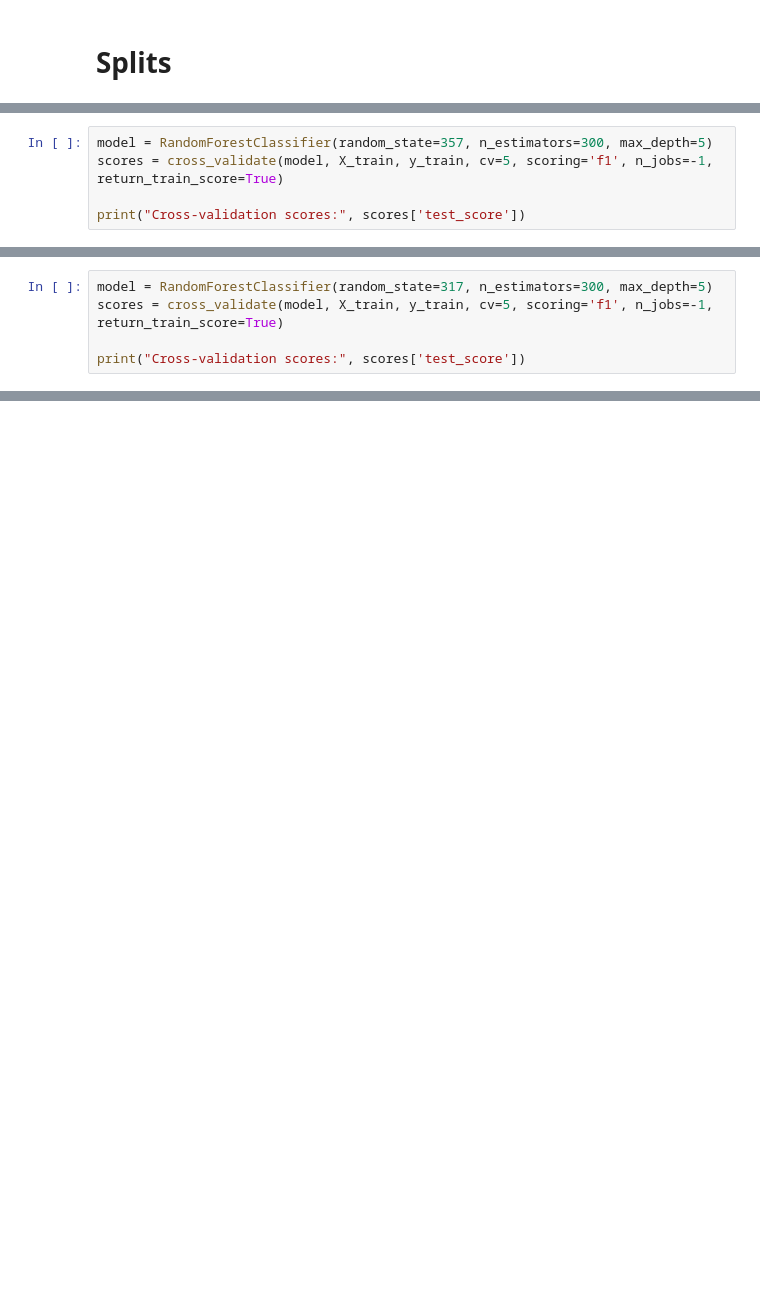
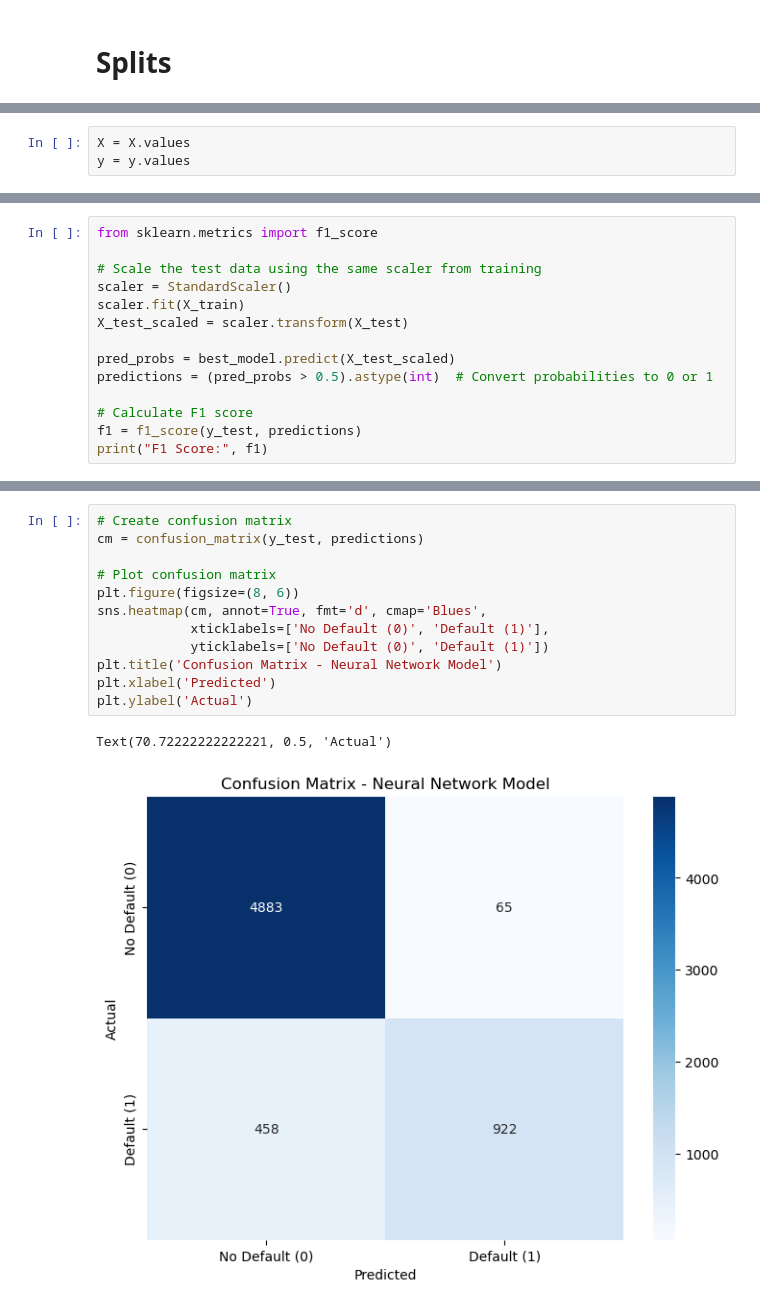
Before and after one commit to Notplays/Credit-Risk, a Jupyter notebook: notebook.ipynb, the cells around one changed output, grey strips where cells are left out. Drawn from its saved outputs; the diff is of its cells as text; blank space fills up the shorter version.

```diff
--- a/notebook.ipynb
+++ b/notebook.ipynb
@@ -402,5 +372,0 @@ X_train, X_test, y_train, y_test = train_test_split(X, data1['loan_status'], tes
-# %%
-model = RandomForestClassifier(random_state=357, n_estimators=300, max_depth=5)
-scores = cross_validate(model, X_train, y_train, cv=5, scoring='f1', n_jobs=-1, return_train_score=True)
-
-print("Cross-validation scores:", scores['test_score'])
@@ -409,5 +372,0 @@ Cross-validation scores: [0.79769995 0.79583333 0.79292404 0.7935851  0.78082192
-# %%
-model = RandomForestClassifier(random_state=317, n_estimators=300, max_depth=5)
-scores = cross_validate(model, X_train, y_train, cv=5, scoring='f1', n_jobs=-1, return_train_score=True)
-
-print("Cross-validation scores:", scores['test_score'])
@@ -531,0 +520,3 @@ feature_importance_df = pd.DataFrame({
+# %%
+X = X.values
+y = y.values
@@ -531,0 +645,14 @@ feature_importance_df = pd.DataFrame({
+# %%
+from sklearn.metrics import f1_score
+
+# Scale the test data using the same scaler from training
+scaler = StandardScaler()
+scaler.fit(X_train)
+X_test_scaled = scaler.transform(X_test)
+
+pred_probs = best_model.predict(X_test_scaled)
+predictions = (pred_probs > 0.5).astype(int)  # Convert probabilities to 0 or 1
+
+# Calculate F1 score
+f1 = f1_score(y_test, predictions)
+print("F1 Score:", f1)
@@ -531,0 +662,15 @@ feature_importance_df = pd.DataFrame({
+# %%
+# Create confusion matrix
+cm = confusion_matrix(y_test, predictions)
+
+# Plot confusion matrix
+plt.figure(figsize=(8, 6))
+sns.heatmap(cm, annot=True, fmt='d', cmap='Blues',
+            xticklabels=['No Default (0)', 'Default (1)'],
+            yticklabels=['No Default (0)', 'Default (1)'])
+plt.title('Confusion Matrix - Neural Network Model')
+plt.xlabel('Predicted')
+plt.ylabel('Actual')
+# %% [output]
+Text(70.72222222222221, 0.5, 'Actual')
+[figure, added]
```
Also changed, not shown: parts of 35 cells of this notebook, 1 other file.
